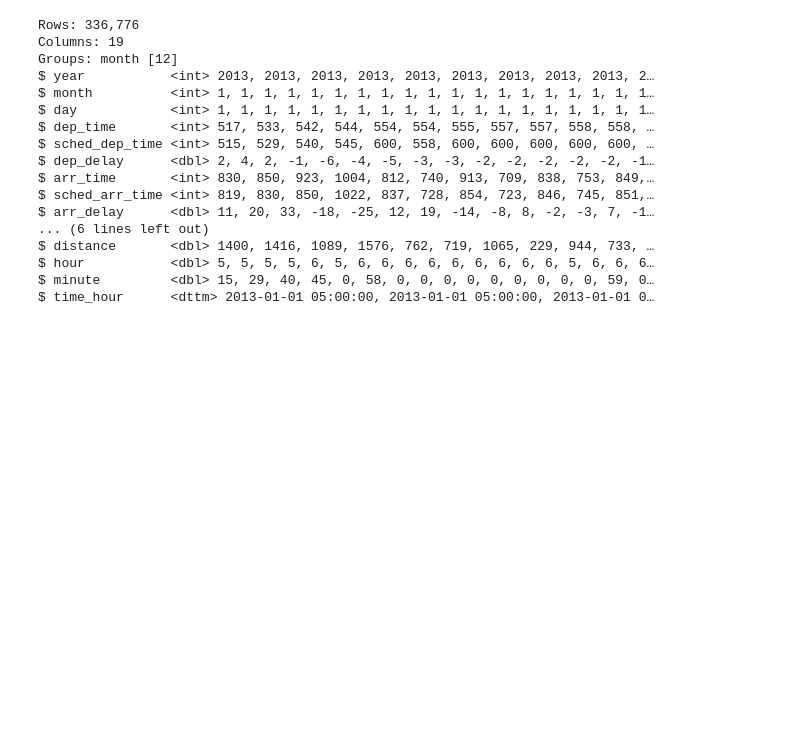
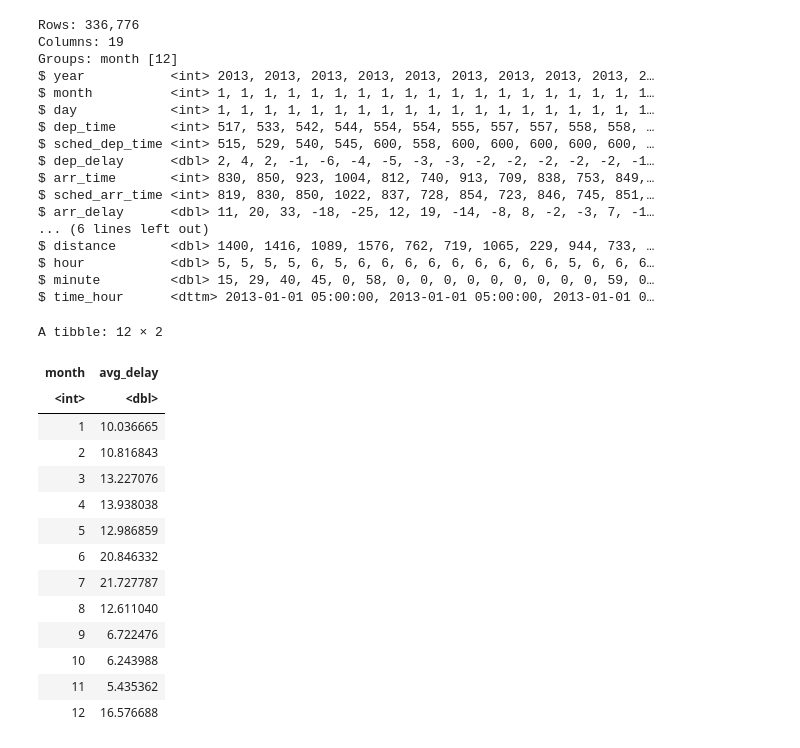
Before and after one commit to SamGombs20/learningR, a Jupyter notebook: code/R_for_data_science.ipynb, the cells around one changed output. Saved outputs shown, nothing was run; the diff lists cells and outputs as text; code cells hidden in the pictures; blank space fills up the shorter version.

```diff
--- a/code/R_for_data_science.ipynb
+++ b/code/R_for_data_science.ipynb
@@ -303,3 +303,21 @@ $ distance       <dbl> 1400, 1416, 1089, 1576, 762, 719, 1065, 229, 944, 733,
 $ hour           <dbl> 5, 5, 5, 5, 6, 5, 6, 6, 6, 6, 6, 6, 6, 6, 6, 5, 6, 6, 6…
 $ minute         <dbl> 15, 29, 40, 45, 0, 58, 0, 0, 0, 0, 0, 0, 0, 0, 0, 59, 0…
 $ time_hour      <dttm> 2013-01-01 05:00:00, 2013-01-01 05:00:00, 2013-01-01 0…
+# %%
+flights |> group_by(month)|>summarize(avg_delay = mean(dep_delay, na.rm=TRUE))
+# %% [output]
+A tibble: 12 × 2
+| month | avg_delay |
+| <int> | <dbl> |
+| 1 | 10.036665 |
+| 2 | 10.816843 |
+| 3 | 13.227076 |
+| 4 | 13.938038 |
+| 5 | 12.986859 |
+| 6 | 20.846332 |
+| 7 | 21.727787 |
+| 8 | 12.611040 |
+| 9 | 6.722476 |
+| 10 | 6.243988 |
+| 11 | 5.435362 |
+| 12 | 16.576688 |
```
